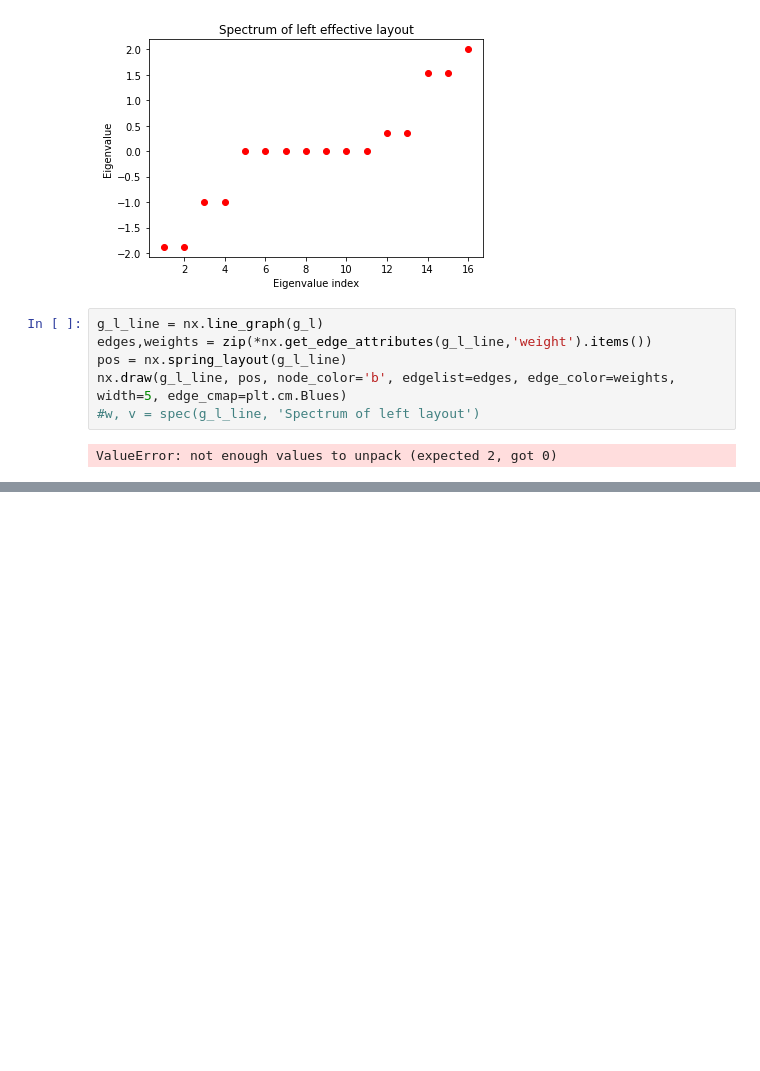
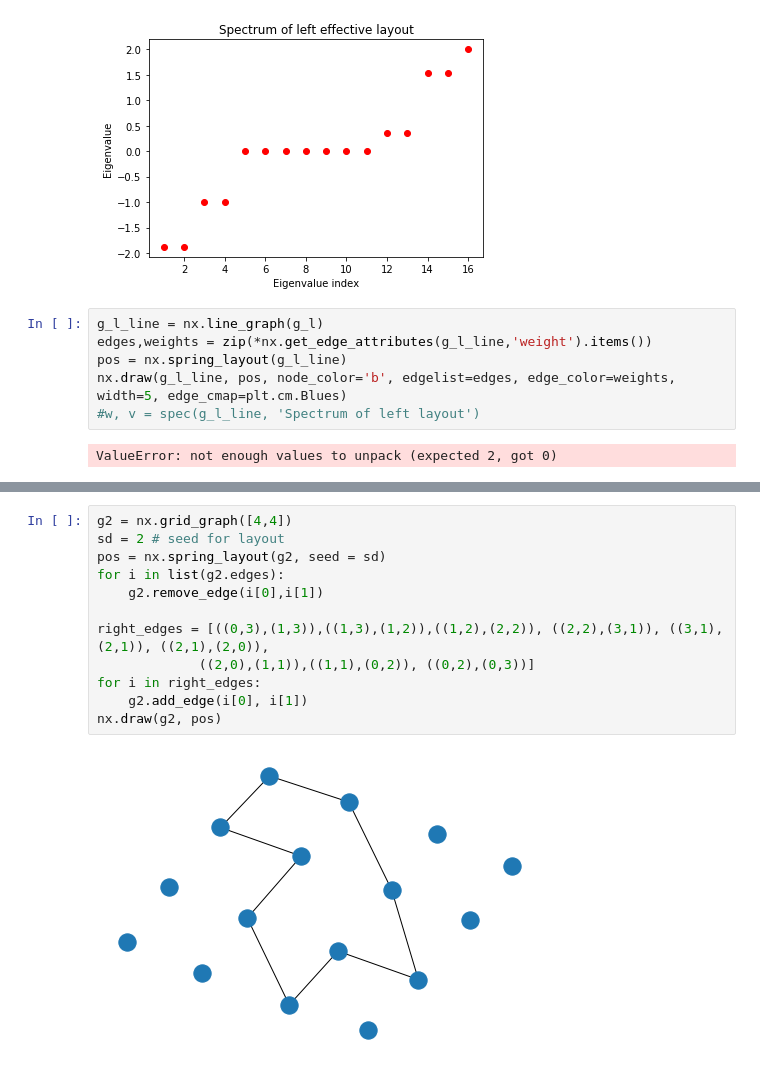
Before and after one commit to ShabaniLab/CircuitQEDLattices, a Jupyter notebook: EffectiveVsLayout.ipynb, the cells around one changed output, grey strips where cells are left out. Cells and saved outputs as stored; diff of their text form; blank space fills up the shorter version.

```diff
--- a/EffectiveVsLayout.ipynb
+++ b/EffectiveVsLayout.ipynb
@@ -59,0 +78,14 @@ ValueError: not enough values to unpack (expected 2, got 0)
+# %%
+g2 = nx.grid_graph([4,4])
+sd = 2 # seed for layout
+pos = nx.spring_layout(g2, seed = sd)
+for i in list(g2.edges):
+    g2.remove_edge(i[0],i[1])
+
+right_edges = [((0,3),(1,3)),((1,3),(1,2)),((1,2),(2,2)), ((2,2),(3,1)), ((3,1),(2,1)), ((2,1),(2,0)),
+             ((2,0),(1,1)),((1,1),(0,2)), ((0,2),(0,3))]
+for i in right_edges:
+    g2.add_edge(i[0], i[1])
+nx.draw(g2, pos)
+# %% [output]
+[figure, added]
```
Also changed, not shown: parts of 11 cells of this notebook.
